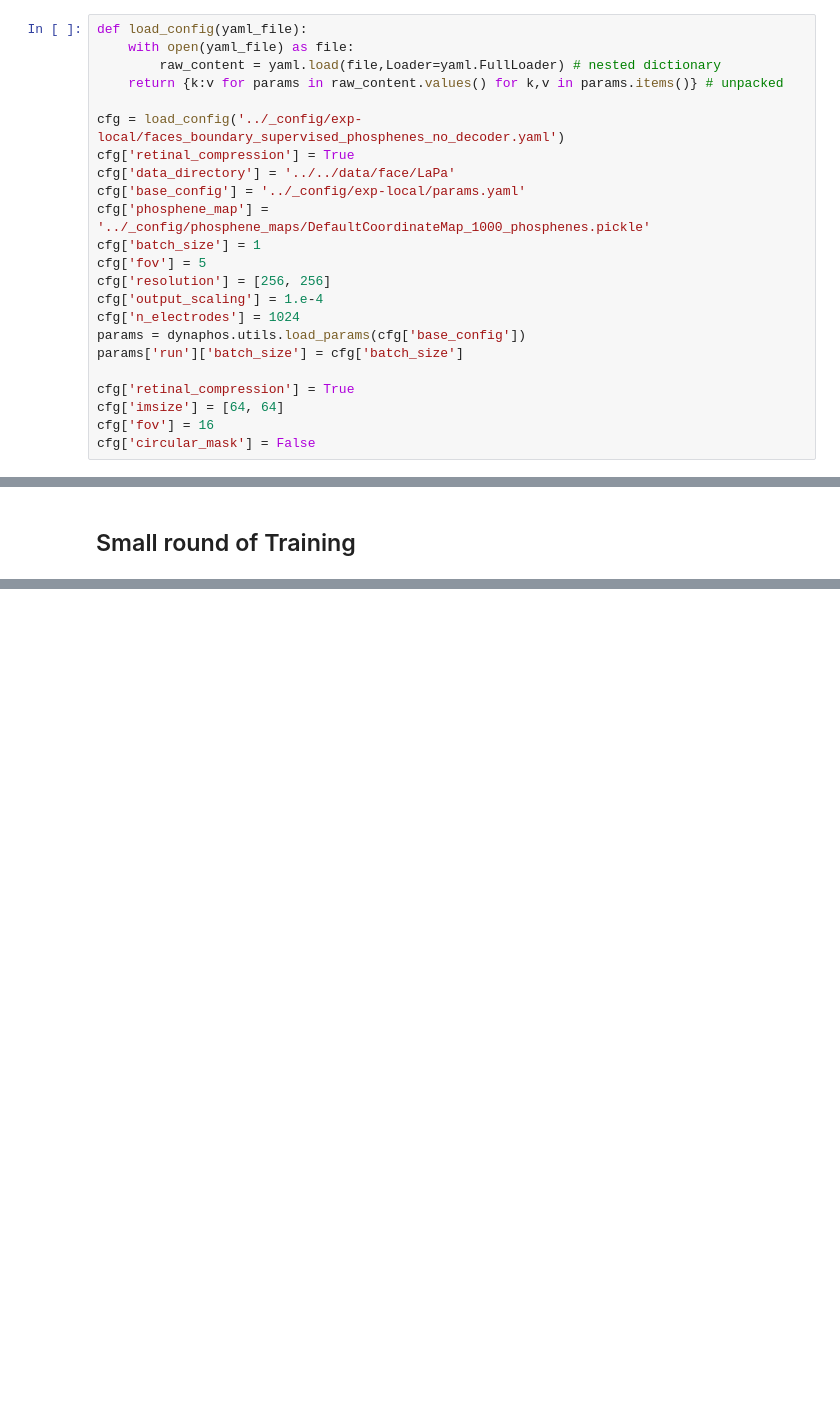
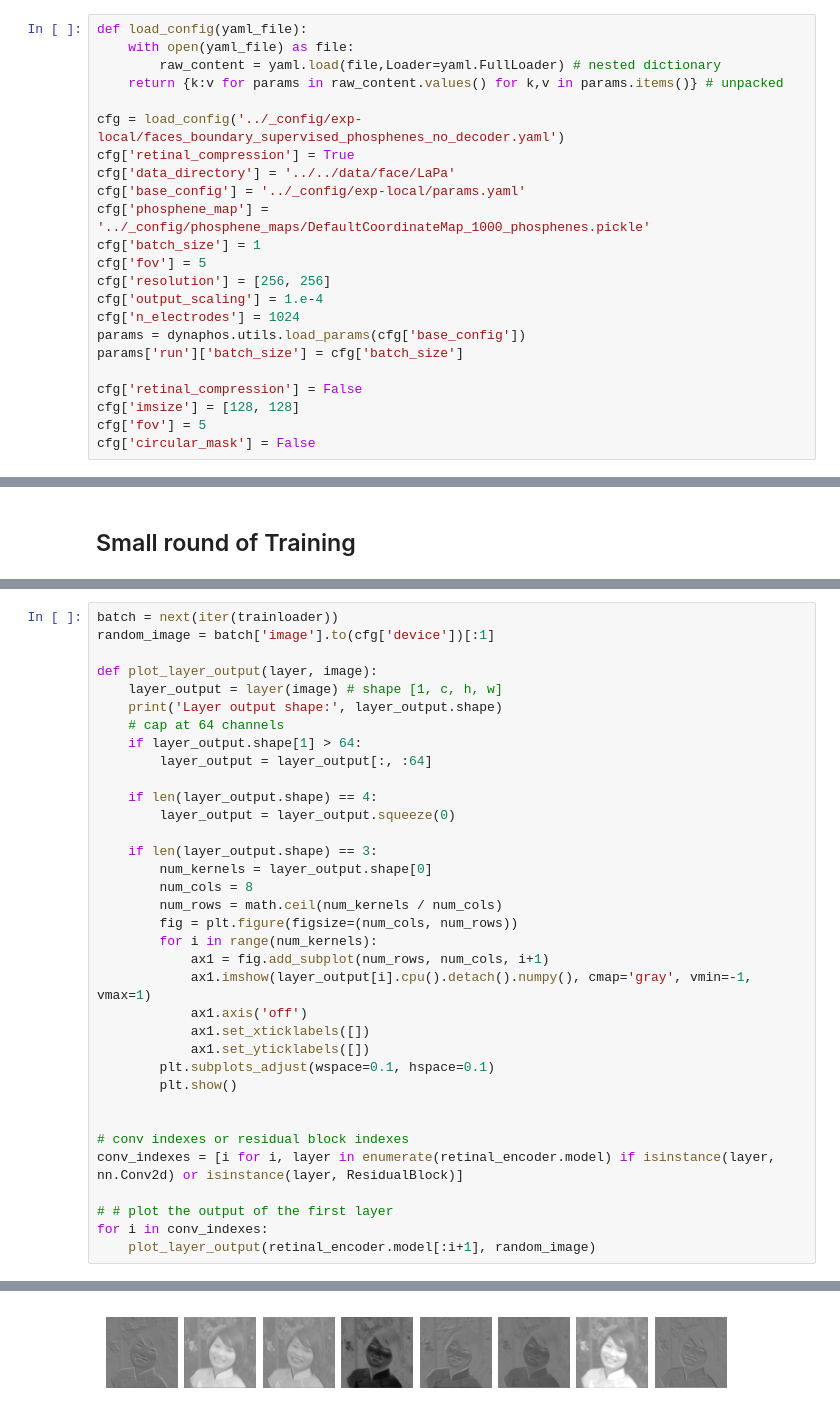
Before and after one commit to MichelleAppel/viseon, a Jupyter notebook: notebooks/test_compression.ipynb, the cells around one changed output, grey strips where cells are left out. Saved outputs shown, nothing was run; the diff lists cells and outputs as text; blank space fills up the shorter version.

```diff
--- a/notebooks/test_compression.ipynb
+++ b/notebooks/test_compression.ipynb
@@ -66,9 +68,9 @@ cfg['n_electrodes'] = 1024
 params = dynaphos.utils.load_params(cfg['base_config'])
 params['run']['batch_size'] = cfg['batch_size']
 
-cfg['retinal_compression'] = True
-cfg['imsize'] = [64, 64]
-cfg['fov'] = 16
+cfg['retinal_compression'] = False
+cfg['imsize'] = [128, 128]
+cfg['fov'] = 5
 cfg['circular_mask'] = False
 # %%
 trainset, valset = local_datasets.get_lapa_dataset(cfg)
@@ -464,0 +662,36 @@ OutOfMemoryError: CUDA out of memory. Tried to allocate 256.00 MiB (GPU 0; 4.00
+# %%
+batch = next(iter(trainloader))
+random_image = batch['image'].to(cfg['device'])[:1]
+
+def plot_layer_output(layer, image):
+    layer_output = layer(image) # shape [1, c, h, w]
+    print('Layer output shape:', layer_output.shape)
+    # cap at 64 channels
+    if layer_output.shape[1] > 64:
+        layer_output = layer_output[:, :64]
+
+    if len(layer_output.shape) == 4:
+        layer_output = layer_output.squeeze(0)
+
+    if len(layer_output.shape) == 3:
+        num_kernels = layer_output.shape[0]
+        num_cols = 8
+        num_rows = math.ceil(num_kernels / num_cols)
+        fig = plt.figure(figsize=(num_cols, num_rows))
+        for i in range(num_kernels):
+            ax1 = fig.add_subplot(num_rows, num_cols, i+1)
+            ax1.imshow(layer_output[i].cpu().detach().numpy(), cmap='gray', vmin=-1, vmax=1)
+            ax1.axis('off')
+            ax1.set_xticklabels([])
+            ax1.set_yticklabels([])
+        plt.subplots_adjust(wspace=0.1, hspace=0.1)
+        plt.show()
+
+
+# conv indexes or residual block indexes
+conv_indexes = [i for i, layer in enumerate(retinal_encoder.model) if isinstance(layer, nn.Conv2d) or isinstance(layer, ResidualBlock)]
+
+# # plot the output of the first layer
+for i in conv_indexes:
+    plot_layer_output(retinal_encoder.model[:i+1], random_image)
+# %% [output]
@@ -464,0 +699 @@ OutOfMemoryError: CUDA out of memory. Tried to allocate 256.00 MiB (GPU 0; 4.00
+[figure, added]
```
Also changed, not shown: parts of 10 cells of this notebook, 1 other file.
